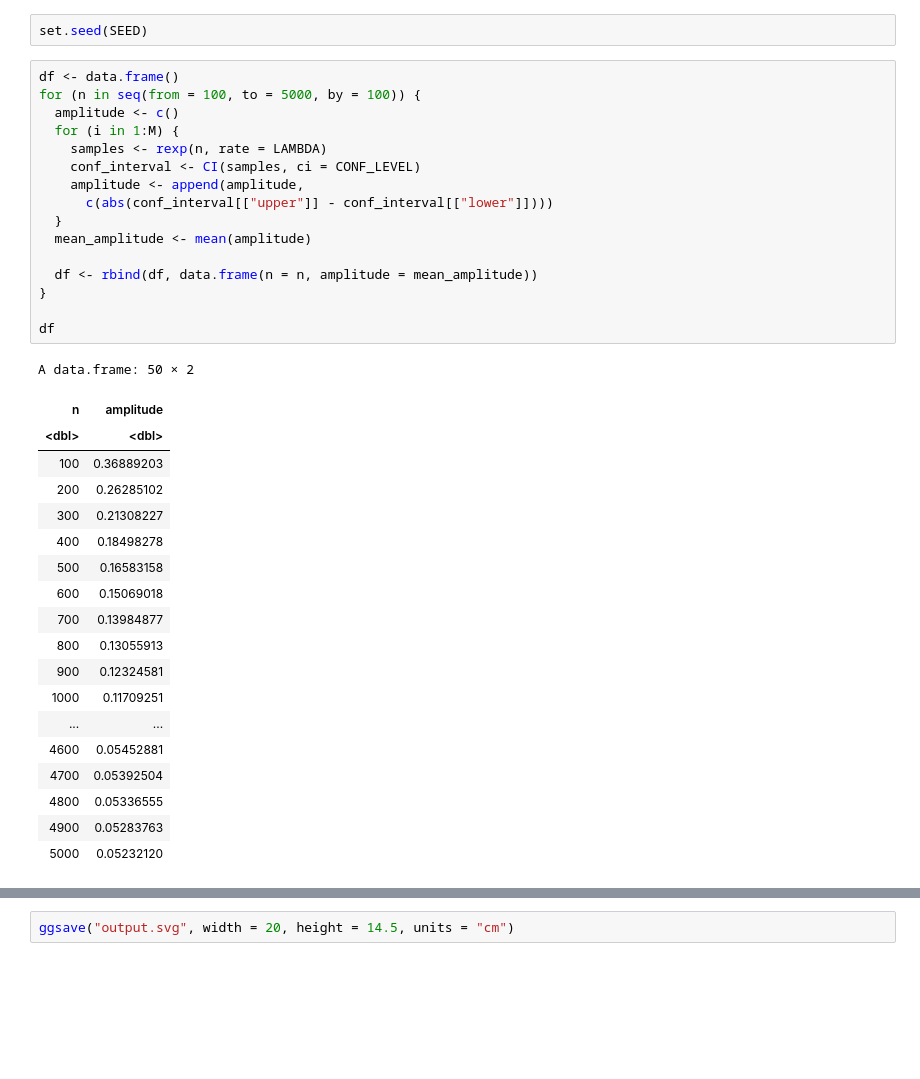
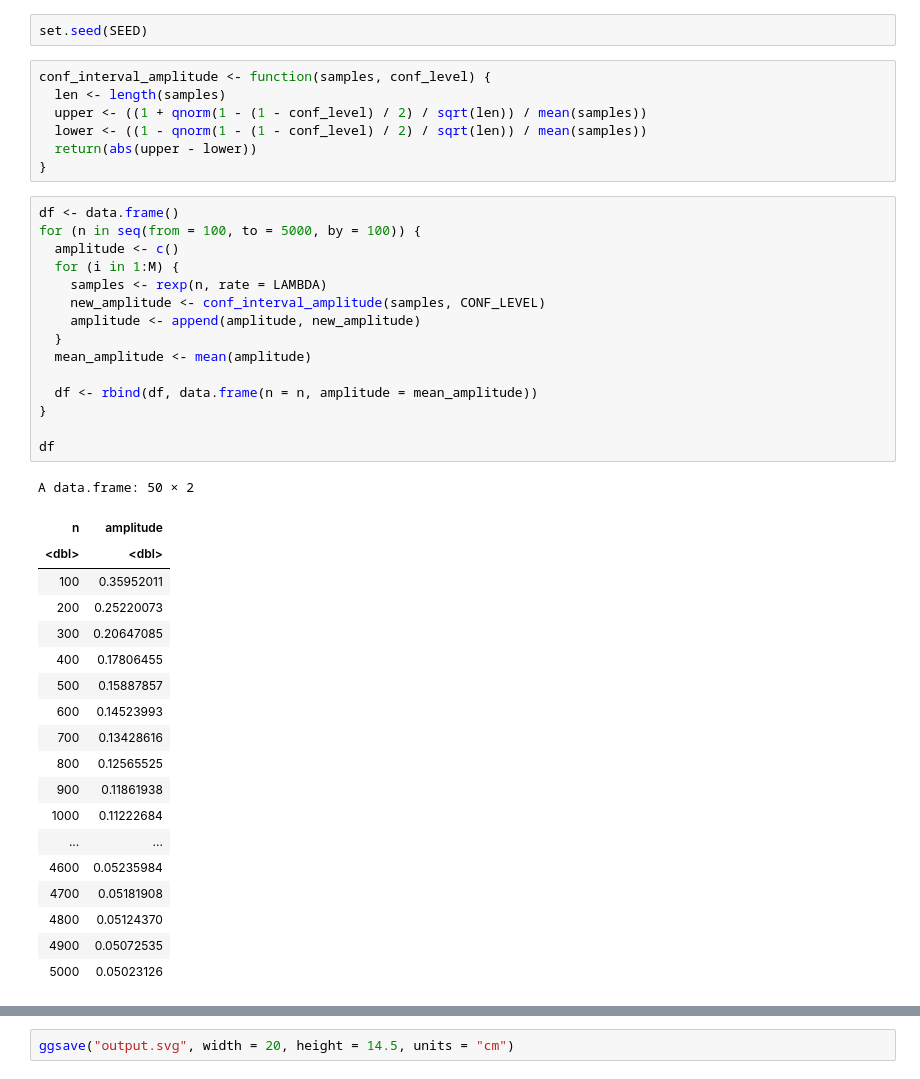
Before and after one commit to diogotcorreia/projeto-computacional-pe, a Jupyter notebook: ex09/ex09.ipynb, the cells around one changed output, grey strips where cells are left out. Saved outputs shown, nothing was run; the diff lists cells and outputs as text; blank space fills up the shorter version.

Commit message:
Fix confidence interval on ex09

```diff
--- a/ex09/ex09.ipynb
+++ b/ex09/ex09.ipynb
@@ -8,42 +7,48 @@ LAMBDA <- 0.98
 CONF_LEVEL <- 0.93
 # %%
 set.seed(SEED)
+# %%
+conf_interval_amplitude <- function(samples, conf_level) {
+  len <- length(samples)
+  upper <- ((1 + qnorm(1 - (1 - conf_level) / 2) / sqrt(len)) / mean(samples))
+  lower <- ((1 - qnorm(1 - (1 - conf_level) / 2) / sqrt(len)) / mean(samples))
+  return(abs(upper - lower))
+}
 # %%
 df <- data.frame()
 for (n in seq(from = 100, to = 5000, by = 100)) {
   amplitude <- c()
   for (i in 1:M) {
     samples <- rexp(n, rate = LAMBDA)
-    conf_interval <- CI(samples, ci = CONF_LEVEL)
-    amplitude <- append(amplitude,
-      c(abs(conf_interval[["upper"]] - conf_interval[["lower"]])))
+    new_amplitude <- conf_interval_amplitude(samples, CONF_LEVEL)
+    amplitude <- append(amplitude, new_amplitude)
   }
   mean_amplitude <- mean(amplitude)
 
   df <- rbind(df, data.frame(n = n, amplitude = mean_amplitude))
 }
 
 df
 # %% [output]
 A data.frame: 50 × 2
 | n | amplitude |
 | <dbl> | <dbl> |
-| 100 | 0.36889203 |
-| 200 | 0.26285102 |
-| 300 | 0.21308227 |
-| 400 | 0.18498278 |
-| 500 | 0.16583158 |
-| 600 | 0.15069018 |
-| 700 | 0.13984877 |
-| 800 | 0.13055913 |
-| 900 | 0.12324581 |
-| 1000 | 0.11709251 |
+| 100 | 0.35952011 |
+| 200 | 0.25220073 |
+| 300 | 0.20647085 |
+| 400 | 0.17806455 |
+| 500 | 0.15887857 |
+| 600 | 0.14523993 |
+| 700 | 0.13428616 |
+| 800 | 0.12565525 |
+| 900 | 0.11861938 |
+| 1000 | 0.11222684 |
 | ... | ... |
-| 4600 | 0.05452881 |
-| 4700 | 0.05392504 |
-| 4800 | 0.05336555 |
-| 4900 | 0.05283763 |
-| 5000 | 0.05232120 |
+| 4600 | 0.05235984 |
+| 4700 | 0.05181908 |
+| 4800 | 0.05124370 |
+| 4900 | 0.05072535 |
+| 5000 | 0.05023126 |
 # %%
 ggplot(df, aes(x = n, y = amplitude)) +
   geom_line(color = "#fb8500") +
```
Also changed, not shown: parts of 2 cells of this notebook, 2 other files.
